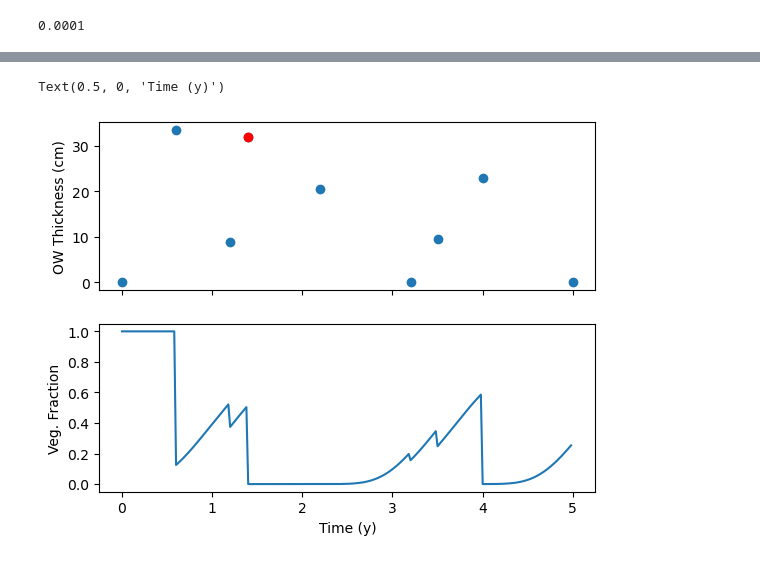
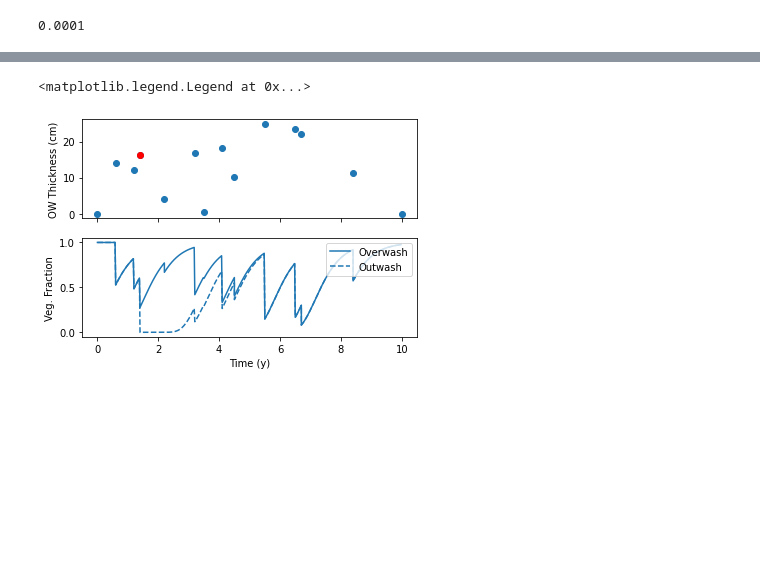
Before and after one commit to csherwood-usgs/Dorian_recovery, a Jupyter notebook: growth_model.ipynb, the cells around one changed output, grey strips where cells are left out. Saved outputs shown, nothing was run; the diff lists cells and outputs as text; code cells hidden in the pictures; blank space fills up the shorter version.

```diff
--- a/growth_model.ipynb
+++ b/growth_model.ipynb
@@ -129,10 +164,11 @@ plt.legend()
 # %%
 # time series of events. first entry is zero, last entry is end of model run
-owt = [0., .6, 1.2, 1.4, 2.2, 3.2, 3.5, 4., 5.]
+owt = [0., .6, 1.2, 1.4, 2.2, 3.2, 3.5, 4.1, 4.5, 5.5, 6.5, 6.7, 8.4, 10.]
 etype = np.zeros_like(owt).astype('int')
 etype[3] = 1
 now = len(owt)
-#owthick = np.random.normal(loc=15.0, scale=10.0, size=now)
+# random overwash thickness for each event
+owthick = np.random.normal(loc=15.0, scale=10.0, size=now)
 owthick[0] = 0.
 owthick[-1] = 0.
 owthick[owthick<0]=0.
@@ -183,11 +186,22 @@ W = flatten_list(W)
 # %%
+# run without outwash
+etype = np.zeros_like(owt).astype('int')
+t, W = integrate_W( owt, Wt, etype )
+etype_out = etype
+etype_out[3]=1
+t, Wout = integrate_W( owt, Wt, etype_out )
+ts2 = ', Mean W: {:2f}'.format(np.mean(W))
+ts1 = ', Mean W: {:2f}'.format(np.mean(Wout))
+
 fig, axs = plt.subplots(2,1, sharex = True)
 axs[0].plot(owt,owthick,'o')
 axs[0].plot(owt[int(np.argwhere(etype==1))], owthick[int(np.argwhere(etype==1))], 'or')
 axs[0].set_ylabel('OW Thickness (cm)')
-axs[1].plot(t,W)
+axs[1].plot(t,W,label='Overwash')
+axs[1].plot(t,Wout,'--',c='tab:blue',label='Outwash')
 axs[1].set_ylabel('Veg. Fraction')
 axs[1].set_xlabel('Time (y)')
+plt.legend(loc='upper right')
 # %% [output]
-Text(0.5, 0, 'Time (y)')
+<matplotlib.legend.Legend at 0x...>
-[figure, old version]
+[figure, new version]
```
Also changed, not shown: parts of 8 cells of this notebook.
